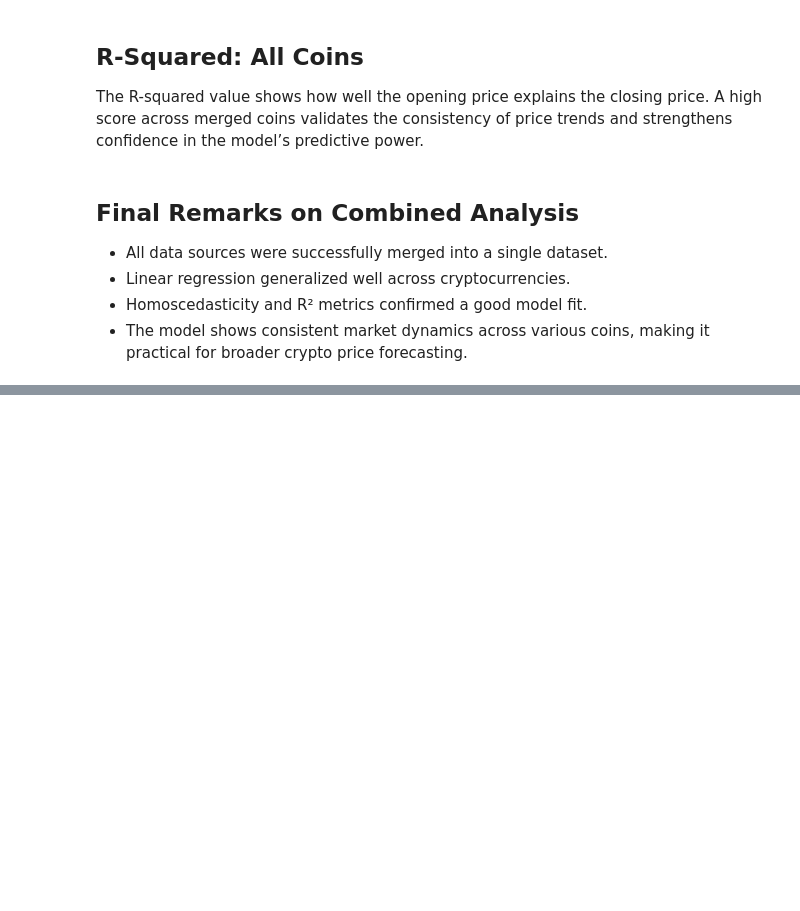
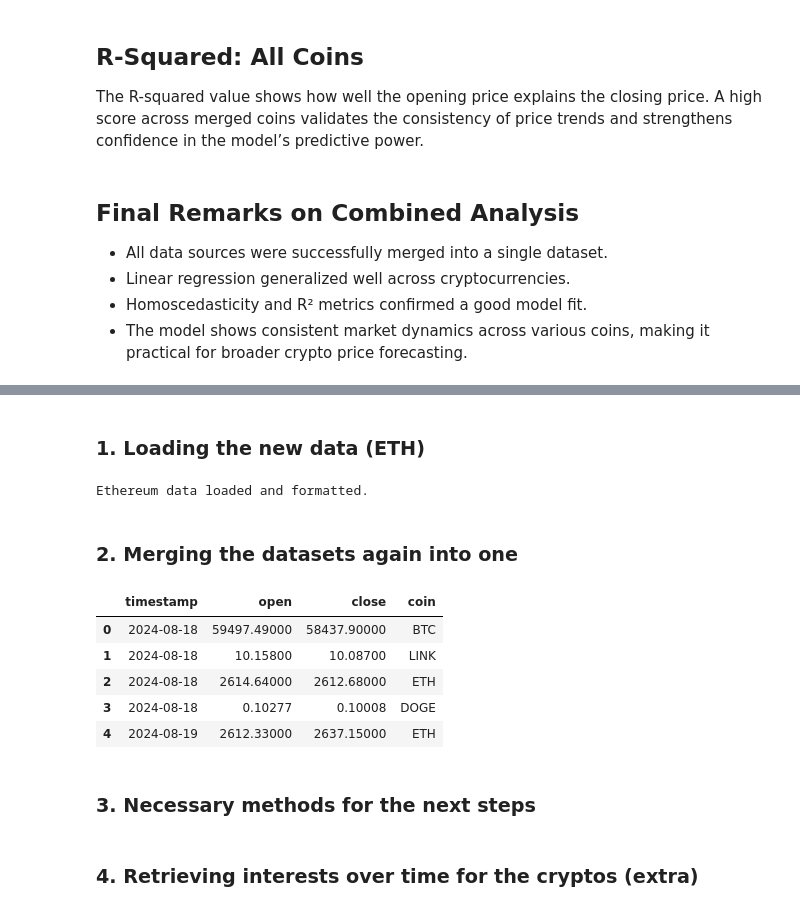
Before and after one commit to Eris-Leksi/-TRUMP-sentiment-analysis, a Jupyter notebook: script.ipynb, the cells around one changed output, grey strips where cells are left out. Saved outputs shown, nothing was run; the diff lists cells and outputs as text; code cells hidden in the pictures; blank space fills up the shorter version.

```diff
--- a/script.ipynb
+++ b/script.ipynb
@@ -1054,0 +1091,58 @@ The R-squared value shows how well the opening price explains the closing price.
+# %% [markdown]
+### 1. Loading the new data (ETH)
+# %%
+# New Data Source: Ethereum (ETH) Market Data
+
+symbol_eth = 'ETH'
+market = 'USD'
+API_KEY = 'IC5Z69JRSVKWG8LG'
+
+url_eth = (
+    f'https://www.alphavantage.co/query?function=DIGITAL_CURRENCY_DAILY'
+    f'&symbol={symbol_eth}&market={market}&apikey={API_KEY}&datatype=csv'
+)
+
+response_eth = requests.get(url_eth)
+data_eth = pd.read_csv(io.StringIO(response_eth.text))
+
+# Clean and format ETH data
+data_eth['timestamp'] = pd.to_datetime(data_eth['timestamp'])
+data_eth.sort_values('timestamp', inplace=True)
+data_eth.reset_index(drop=True, inplace=True)
+data_eth['coin_type'] = 'ETH'
+
+print("Ethereum data loaded and formatted.")
+# %% [output]
+Ethereum data loaded and formatted.
+# %% [markdown]
+### 2. Merging the datasets again into one
+# %%
+def clean_df(df, coin_label):
+    df = df[['timestamp', 'open', 'close']].dropna()
+    df.columns = ['timestamp', 'open', 'close']
+    df['coin'] = coin_label
+    return df
+
+btc_clean = clean_df(data_btc.copy(), 'BTC')
+link_clean = clean_df(data_link.copy(), 'LINK')
+trump_clean = clean_df(data.copy(), 'TRUMP')
+doge_clean = clean_df(data_doge.copy(), 'DOGE')
+eth_clean = clean_df(data_eth.copy(), 'ETH')
+
+#Concatenate all
+merged_df = pd.concat([btc_clean, link_clean, trump_clean, doge_clean, eth_clean], ignore_index=True)
+
+merged_df['timestamp'] = pd.to_datetime(merged_df['timestamp'])
+merged_df.sort_values(by='timestamp', inplace=True)
+merged_df.reset_index(drop=True, inplace=True)
+
+merged_df.head()
+# %% [output]
+|  | timestamp | open | close | coin |
+| 0 | 2024-08-18 | 59497.49000 | 58437.90000 | BTC |
+| 1 | 2024-08-18 | 10.15800 | 10.08700 | LINK |
+| 2 | 2024-08-18 | 2614.64000 | 2612.68000 | ETH |
+| 3 | 2024-08-18 | 0.10277 | 0.10008 | DOGE |
+| 4 | 2024-08-19 | 2612.33000 | 2637.15000 | ETH |
+# %% [markdown]
+### 3. Necessary methods for the next steps
@@ -1054,0 +1182,2 @@ The R-squared value shows how well the opening price explains the closing price.
+# %% [markdown]
+### 4. Retrieving interests over time for the cryptos (extra)
```
Also changed, not shown: parts of 42 cells of this notebook.
